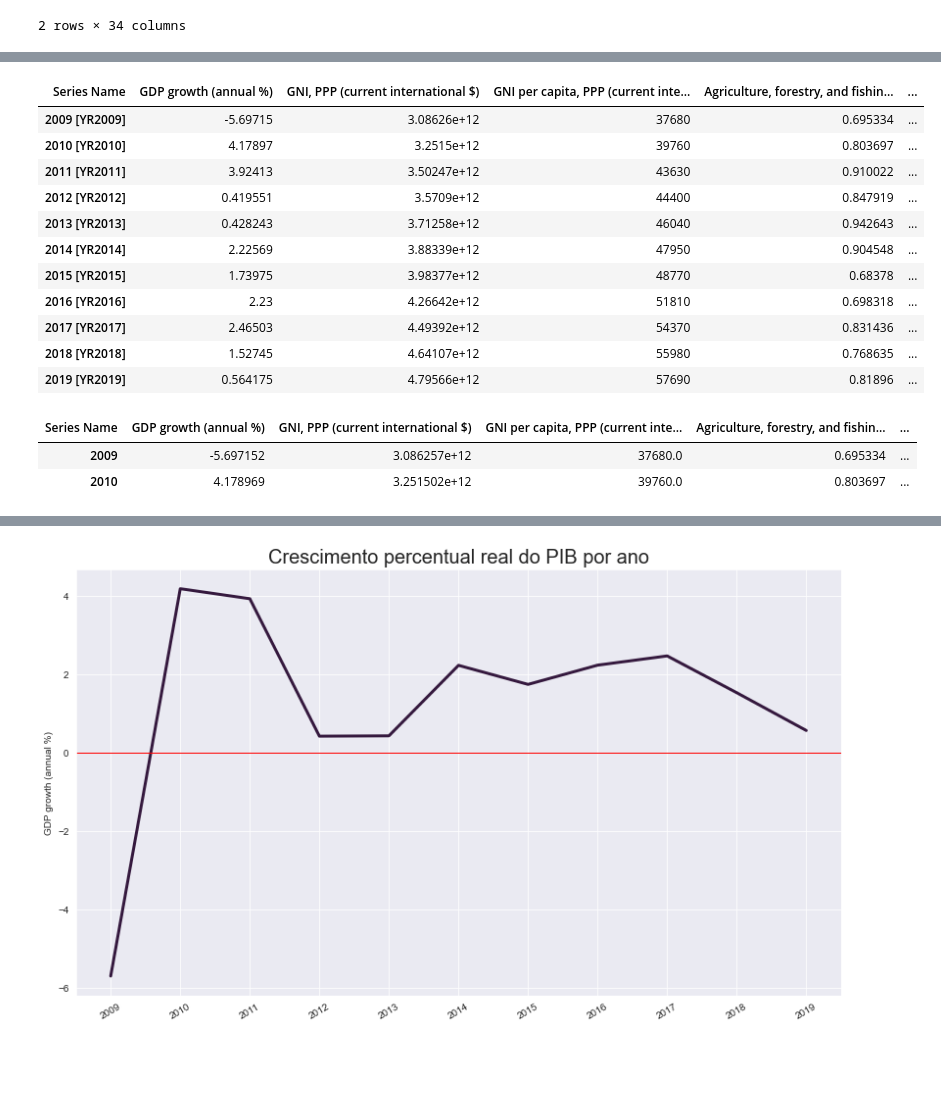
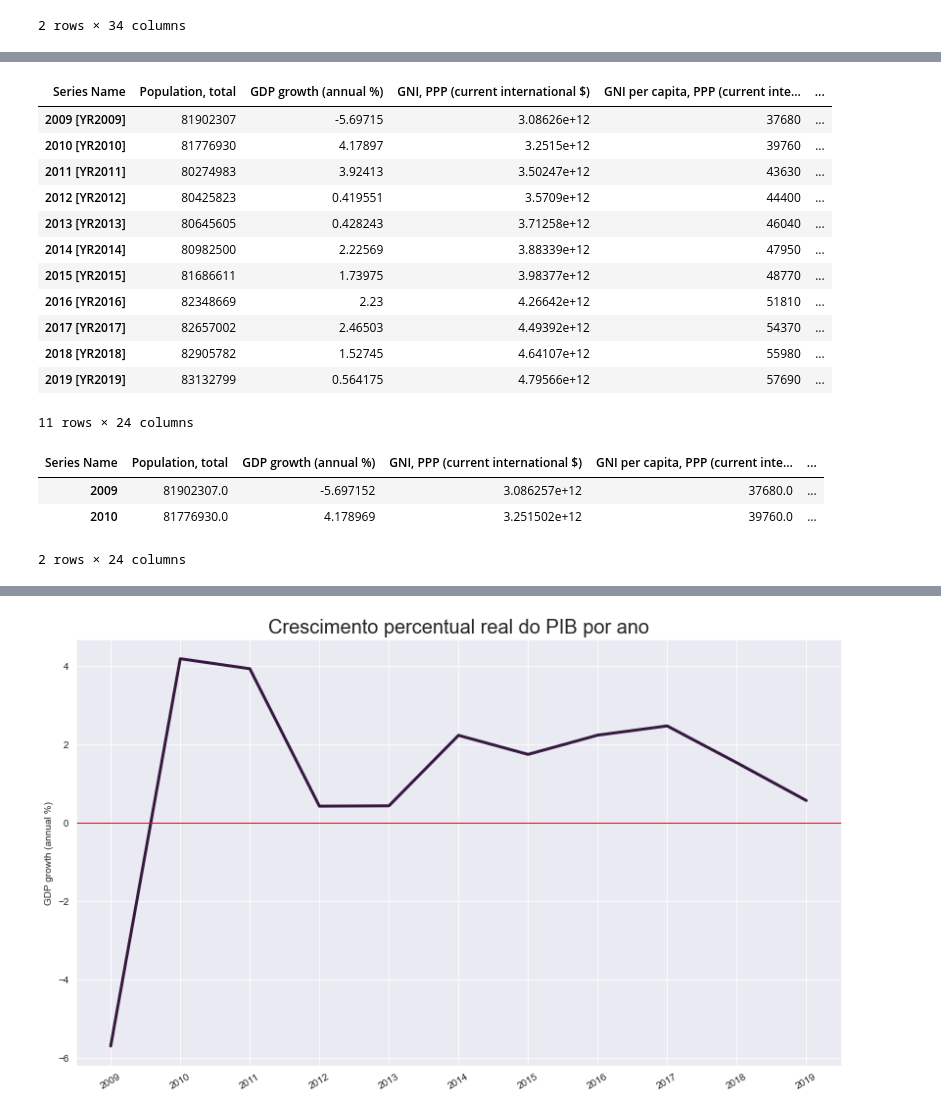
Before and after one commit to rmcnribeiro/T3_ECO-A, a Jupyter notebook: codigos/trabalho_3.ipynb, the cells around one changed output, grey strips where cells are left out. Drawn from its saved outputs; the diff is of its cells as text; code cells hidden in the pictures; blank space fills up the shorter version.

Commit message:
Todas as colunas em listas. Analise de populacao, inflacao e desemprego.

```diff
--- a/codigos/trabalho_3.ipynb
+++ b/codigos/trabalho_3.ipynb
@@ -28,9 +28,10 @@ print("\nColunas no dataset\n")
 [print(coluna) for coluna in df_alemanha.columns]
 print("\n")
 
-colunas_interesse_1 = ["GDP growth (annual %)"]
+colunas_interesse_1 = ["Population, total"]
 
-colunas_interesse_2 = ["GNI, PPP (current international $)",
+colunas_interesse_2 = ["GDP growth (annual %)",
+                       "GNI, PPP (current international $)",
                        "GNI per capita, PPP (current international $)"]
 
 colunas_interesse_3 = ["Agriculture, forestry, and fishing, value added (% of GDP)",
@@ -44,6 +45,17 @@ colunas_interesse_3 = ["Agriculture, forestry, and fishing, value added (% of GD
                        "Other manufacturing (% of value added in manufacturing)",
                        "GDP per capita growth (annual %)",
                        "GDP per person employed (constant 2017 PPP $)"]
+
+colunas_interesse_4 = ["Inflation, consumer prices (annual %)",
+                       "Unemployment, total (% of total labor force) (modeled ILO estimate)"]
+
+colunas_interesse_5 = ["Revenue, excluding grants (% of GDP)",
+                       "Expense (% of GDP)",
+                       "Net lending (+) / net borrowing (-) (% of GDP)",
+                       "Central government debt, total (% of GDP)",
+                       "Deposit interest rate (%)",
+                       "Lending interest rate (%)",
+                       "Risk premium on lending (lending rate minus treasury bill rate, %)"]
 # %% [output]
 Colunas no dataset
 
@@ -63,22 +75,27 @@ Services, value added (% of GDP)
 Textiles and clothing (% of value added in manufacturing)
 Unemployment, total (% of total labor force) (modeled ILO estimate)
 # %%
-df_interesse = df_alemanha[colunas_interesse_1 + colunas_interesse_2 + colunas_interesse_3].iloc[-12:-1:]
+df_interesse = df_alemanha[colunas_interesse_1 +
+                           colunas_interesse_2 +
+                           colunas_interesse_3 +
+                           colunas_interesse_4 +
+                           colunas_interesse_5].iloc[-12:-1:]
 
 df_interesse
 # %% [output]
-| Series Name | GDP growth (annual %) | GNI, PPP (current international $) | GNI per capita, PPP (current inte... | Agriculture, forestry, and fishin... | ... |
-| 2009 [YR2009] | -5.69715 | 3.08626e+12 | 37680 | 0.695334 | ... |
-| 2010 [YR2010] | 4.17897 | 3.2515e+12 | 39760 | 0.803697 | ... |
-| 2011 [YR2011] | 3.92413 | 3.50247e+12 | 43630 | 0.910022 | ... |
-| 2012 [YR2012] | 0.419551 | 3.5709e+12 | 44400 | 0.847919 | ... |
-| 2013 [YR2013] | 0.428243 | 3.71258e+12 | 46040 | 0.942643 | ... |
-| 2014 [YR2014] | 2.22569 | 3.88339e+12 | 47950 | 0.904548 | ... |
-| 2015 [YR2015] | 1.73975 | 3.98377e+12 | 48770 | 0.68378 | ... |
-| 2016 [YR2016] | 2.23 | 4.26642e+12 | 51810 | 0.698318 | ... |
-| 2017 [YR2017] | 2.46503 | 4.49392e+12 | 54370 | 0.831436 | ... |
-| 2018 [YR2018] | 1.52745 | 4.64107e+12 | 55980 | 0.768635 | ... |
-| 2019 [YR2019] | 0.564175 | 4.79566e+12 | 57690 | 0.81896 | ... |
+| Series Name | Population, total | GDP growth (annual %) | GNI, PPP (current international $) | GNI per capita, PPP (current inte... | ... |
+| 2009 [YR2009] | 81902307 | -5.69715 | 3.08626e+12 | 37680 | ... |
+| 2010 [YR2010] | 81776930 | 4.17897 | 3.2515e+12 | 39760 | ... |
+| 2011 [YR2011] | 80274983 | 3.92413 | 3.50247e+12 | 43630 | ... |
+| 2012 [YR2012] | 80425823 | 0.419551 | 3.5709e+12 | 44400 | ... |
+| 2013 [YR2013] | 80645605 | 0.428243 | 3.71258e+12 | 46040 | ... |
+| 2014 [YR2014] | 80982500 | 2.22569 | 3.88339e+12 | 47950 | ... |
+| 2015 [YR2015] | 81686611 | 1.73975 | 3.98377e+12 | 48770 | ... |
+| 2016 [YR2016] | 82348669 | 2.23 | 4.26642e+12 | 51810 | ... |
+| 2017 [YR2017] | 82657002 | 2.46503 | 4.49392e+12 | 54370 | ... |
+| 2018 [YR2018] | 82905782 | 1.52745 | 4.64107e+12 | 55980 | ... |
+| 2019 [YR2019] | 83132799 | 0.564175 | 4.79566e+12 | 57690 | ... |
+11 rows × 24 columns
 # %%
 anos = [int(ano[:4]) for ano in list(df_interesse.index)]
 
@@ -90,6 +107,7 @@ df_interesse = pd.DataFrame(df_interesse, dtype=float)
 # %%
 df_interesse.head(2)
 # %% [output]
-| Series Name | GDP growth (annual %) | GNI, PPP (current international $) | GNI per capita, PPP (current inte... | Agriculture, forestry, and fishin... | ... |
-| 2009 | -5.697152 | 3.086257e+12 | 37680.0 | 0.695334 | ... |
-| 2010 | 4.178969 | 3.251502e+12 | 39760.0 | 0.803697 | ... |
+| Series Name | Population, total | GDP growth (annual %) | GNI, PPP (current international $) | GNI per capita, PPP (current inte... | ... |
+| 2009 | 81902307.0 | -5.697152 | 3.086257e+12 | 37680.0 | ... |
+| 2010 | 81776930.0 | 4.178969 | 3.251502e+12 | 39760.0 | ... |
+2 rows × 24 columns
```
Also changed, not shown: parts of 8 cells of this notebook, 2 other files.
